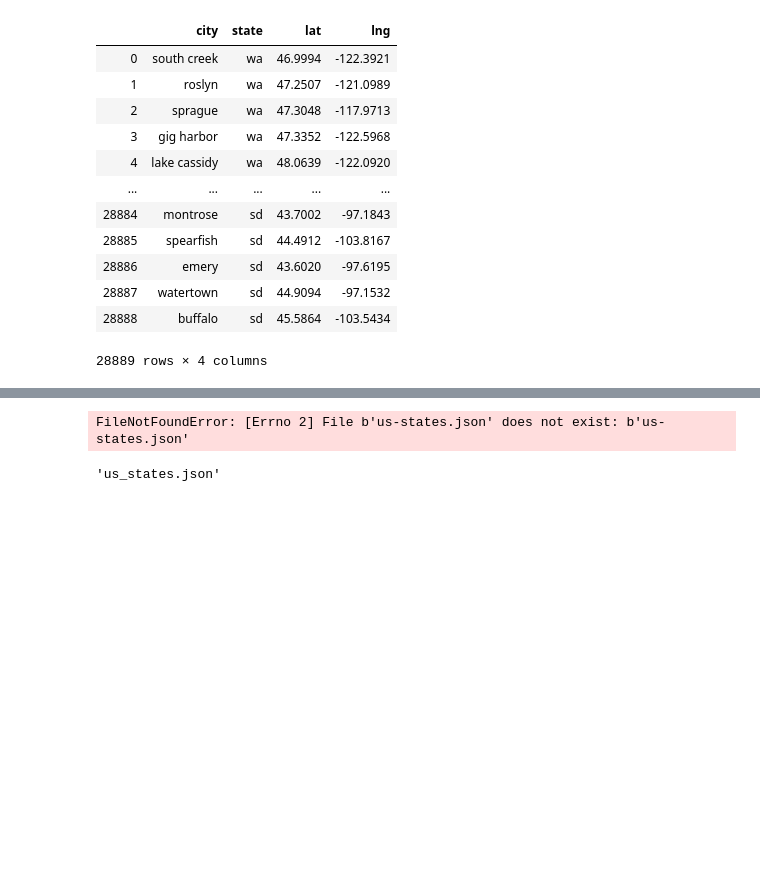
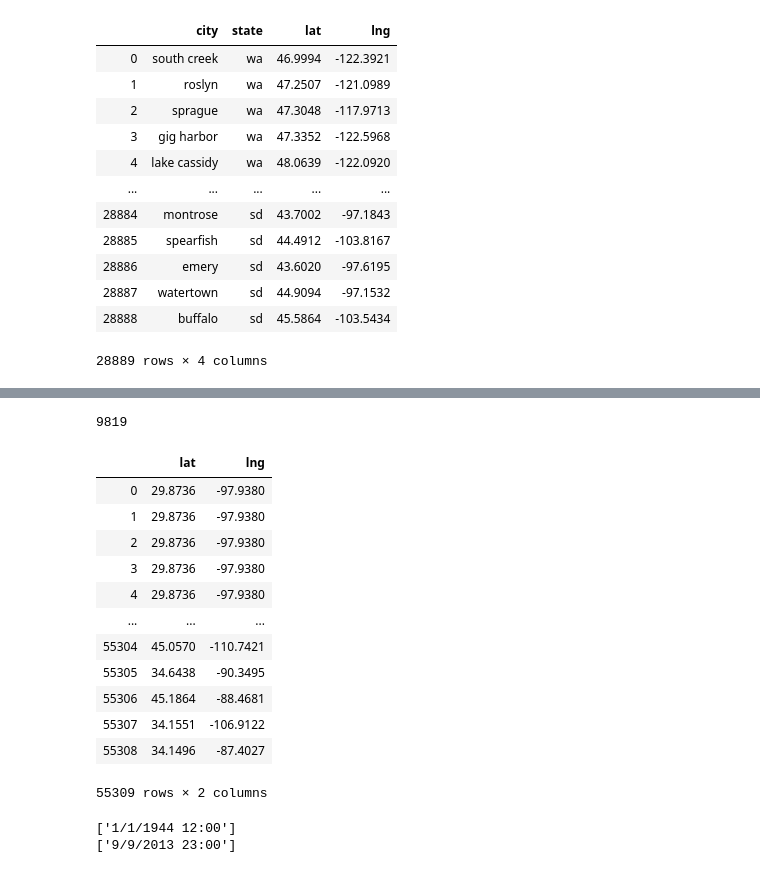
Before and after one commit to kjgilman/ufo-map, a Jupyter notebook: ufo.ipynb, the cells around one changed output, grey strips where cells are left out. Cells and saved outputs as stored; diff of their text form; code cells hidden in the pictures; blank space fills up the shorter version.

```diff
--- a/ufo.ipynb
+++ b/ufo.ipynb
@@ -68,8 +68,0 @@ folium.Map()
-# %%
-geo = pd.read_csv('us-states.json')
-# %% [output]
-FileNotFoundError: [Errno 2] File b'us-states.json' does not exist: b'us-states.json'
-# %%
-geo
-# %% [output]
-'us_states.json'
@@ -75,0 +87,27 @@ geo
+# %%
+len(counts)
+# %% [output]
+9819
+# %%
+coords = data[['lat', 'lng']]
+coords
+# %% [output]
+|  | lat | lng |
+| 0 | 29.8736 | -97.9380 |
+| 1 | 29.8736 | -97.9380 |
+| 2 | 29.8736 | -97.9380 |
+| 3 | 29.8736 | -97.9380 |
+| 4 | 29.8736 | -97.9380 |
+| ... | ... | ... |
+| 55304 | 45.0570 | -110.7421 |
+| 55305 | 34.6438 | -90.3495 |
+| 55306 | 45.1864 | -88.4681 |
+| 55307 | 34.1551 | -106.9122 |
+| 55308 | 34.1496 | -87.4027 |
+55309 rows × 2 columns
+# %%
+print(min(data[['occurrence']].values))
+print(max(data[['occurrence']].values))
+# %% [output]
+['1/1/1944 12:00']
+['9/9/2013 23:00']
```
Also changed, not shown: parts of 9 cells of this notebook.
